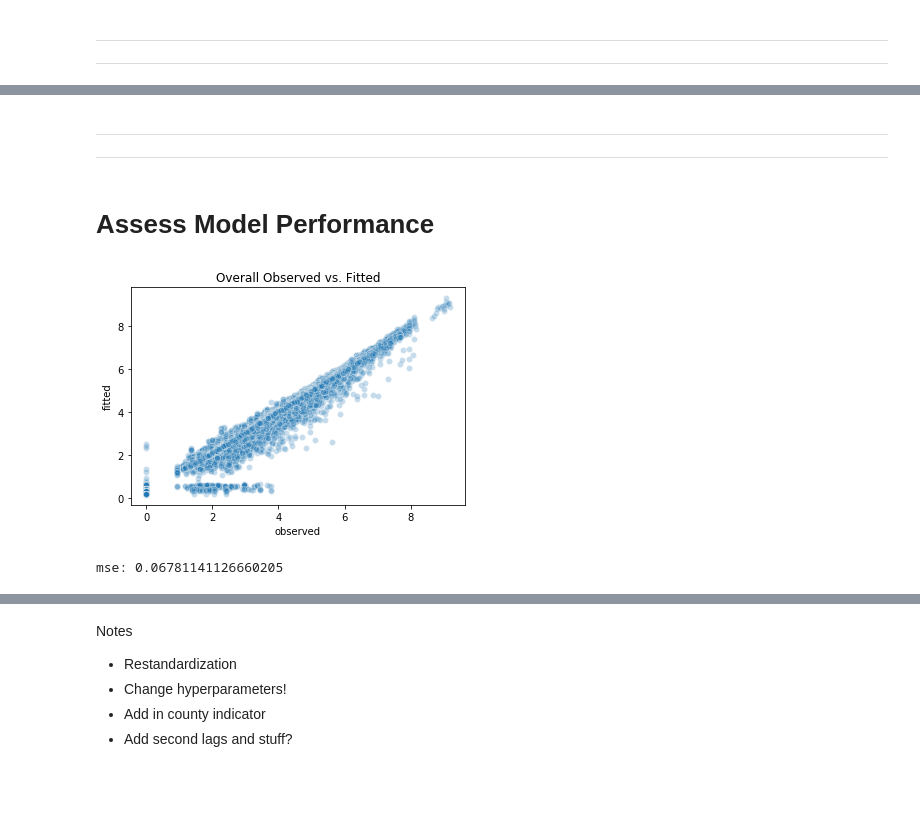
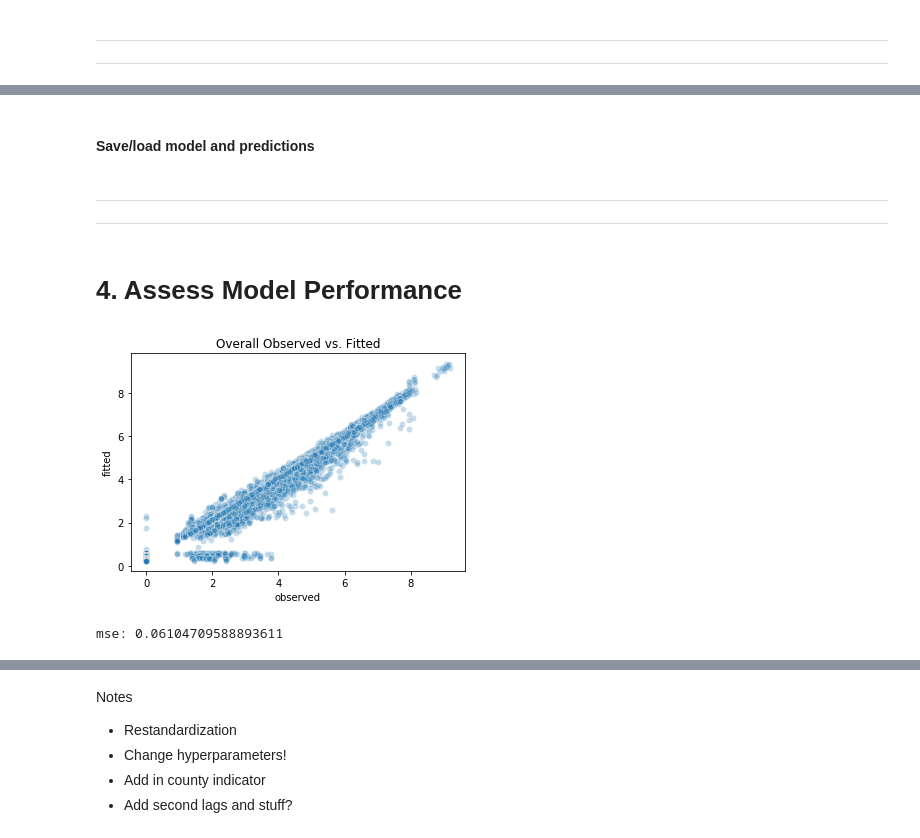
Before and after one commit to dafriedman97/COVID19_forecasts, a Jupyter notebook: Dynamic.ipynb, the cells around one changed output, grey strips where cells are left out. Cells and saved outputs as stored; diff of their text form; code cells hidden in the pictures; blank space fills up the shorter version.

```diff
--- a/Dynamic.ipynb
+++ b/Dynamic.ipynb
@@ -315,7 +364,7 @@ lstm = DynamicLSTM('name')
 # date stuff
 dates = mob.date.unique()
 ndates = len(dates)
-end_first_train = dates[int(0.7*ndates)] # start training 70% of the way through the dataset
+end_first_train = dates[int(0.5*ndates)] # start training 70% of the way through the dataset
 end_train = end_first_train.copy()
 # target, nahead
 target = 'logcasespc' # the thing we want to predict
@@ -446,8 +492,10 @@ last date: 04-23
+# %% [markdown]
+#### Save/load model and predictions
 # %%
 # # Save model and preds
-lstm.savemod('dynamic') # save the model
+# lstm.savemod('dynamic') # save the model
 preds = lstm.preds # get the predictions
-preds.to_csv('models/preds.csv', index = False) # save predictions
-preds = pd.read_csv('models/preds.csv') # load
-preds['date'] = preds['date'].apply(lambda date: dt.strptime(date, '%Y-%m-%d')) # make into datetime
+# preds.to_csv('models/preds.csv', index = False) # save predictions
+# preds = pd.read_csv('models/preds.csv') # load
+# preds['date'] = preds['date'].apply(lambda date: dt.strptime(date, '%Y-%m-%d')) # make into datetime
 preds = preds.merge(pop, how = 'left', on = ['state','county']) # add in population
@@ -455,21 +509,21 @@ preds = preds.merge(pop, how = 'left', on = ['state','county']) # add in populat
 ____
 ___
 # %% [markdown]
-# Assess Model Performance
+# 4. Assess Model Performance
 # %%
 ## Plot overall observed values vs. fitted values
-past_date = end_first_train + np.timedelta64(5,'D') # want it past a certain date -- model still adapting for the first few test dates
+past_date = end_first_train + np.timedelta64(20,'D') # want it past a certain date -- model still adapting for the first few test dates
 preds_past_date = preds[preds['date'] >= past_date]
 fig = sns.scatterplot(preds_past_date['observed'], preds_past_date['fitted'], alpha = 0.25)
 fig.set_title('Overall Observed vs. Fitted');
 # %% [output]
-[figure, old version]
+[figure, new version]
 # %%
 ## Print overall MSE (past cutoff date -- see above)
 mse_ = mse(preds_past_date['observed'], preds_past_date['fitted'])
 print('mse:', mse_)
 # %% [output]
-mse: 0.06781141126660205
+mse: 0.06104709588893611
 # %%
 ## Visualize a single county's trend line
 
```
Also changed, not shown: parts of 27 cells of this notebook.
